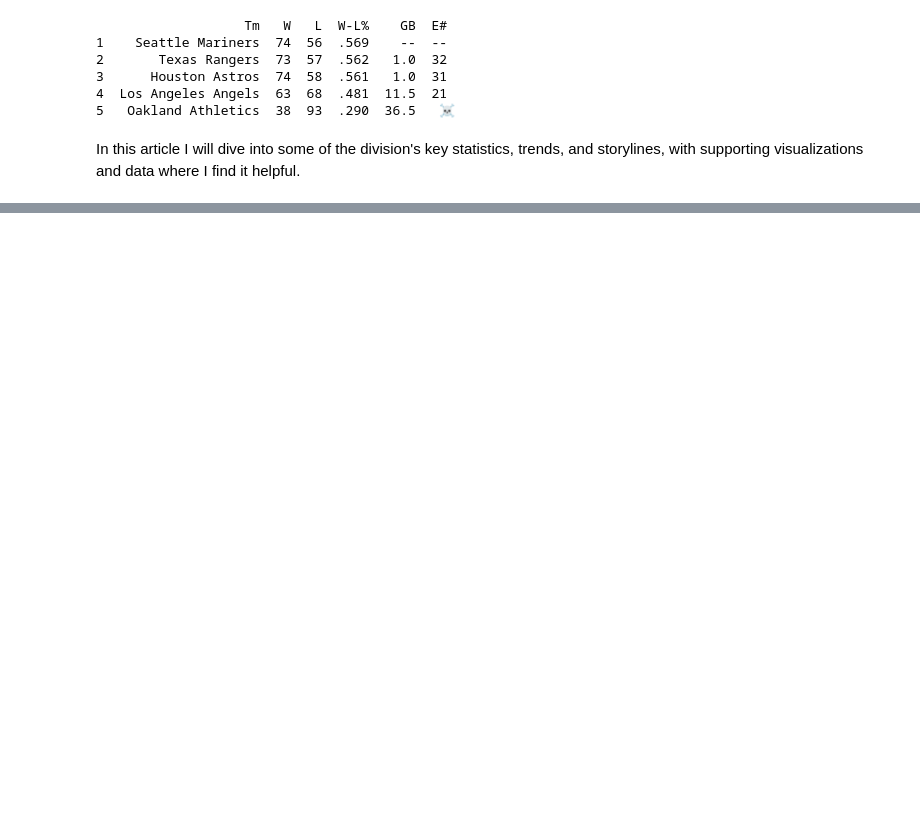
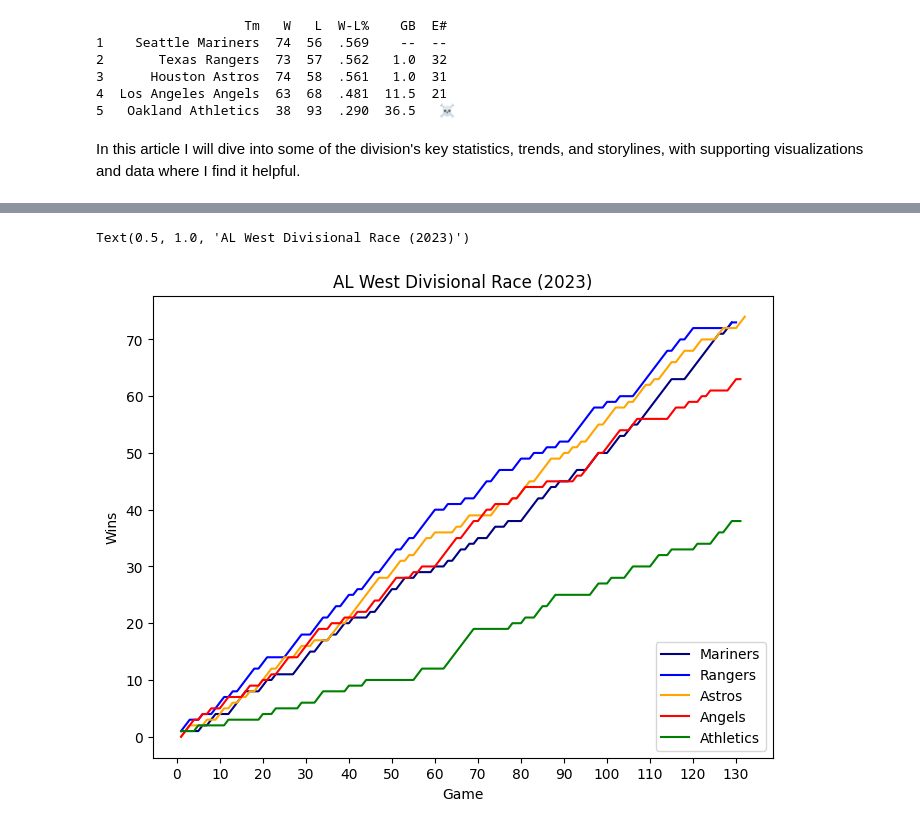
Before and after one commit to willlarson1/baseball, a Jupyter notebook: AL West 2023.ipynb, the cells around one changed output, grey strips where cells are left out. Cells and saved outputs as stored; diff of their text form; code cells hidden in the pictures; blank space fills up the shorter version.

Commit message:
AL West updates

```diff
--- a/AL West 2023.ipynb
+++ b/AL West 2023.ipynb
@@ -20,0 +31,7 @@ In this article I will dive into some of the division's key statistics, trends,
+# %%
+year = 2023
+sea = pyball.schedule_and_record(year, 'SEA')
+tex = pyball.schedule_and_record(year, 'TEX')
+hou = pyball.schedule_and_record(year, 'HOU')
+laa = pyball.schedule_and_record(year, 'LAA')
+oak = pyball.schedule_and_record(year, 'OAK')
@@ -20,0 +48,13 @@ In this article I will dive into some of the division's key statistics, trends,
+# %%
+def daily_stats(team):
+    team['Wins'] = np.where(team['W/L']=='W', 1, (np.where(team['W/L']=='W-wo', 1, 0))).cumsum()
+    team['Losses'] = np.where(team['W/L']=='L', 1, (np.where(team['W/L']=='L-wo', 1, 0))).cumsum()
+    team['Win_Percentage'] = team['Wins'] / (team['Wins'] + team['Losses'])
+    # team['Wins'] = team['Wins'][~np.isnan(team['Wins'])]
+    return team.truncate(before=0, after=team['Wins'][len(team)-1]+team['Losses'][len(team)-1], axis='index')
+
+sea = daily_stats(sea)
+tex = daily_stats(tex)
+hou = daily_stats(hou)
+laa = daily_stats(laa)
+oak = daily_stats(oak)
@@ -20,0 +83,19 @@ In this article I will dive into some of the division's key statistics, trends,
+# %%
+plt.rcParams["figure.figsize"] = (8,6)
+
+plt.plot(sea['Wins'], label='Mariners', c='navy')
+plt.plot(tex['Wins'], label='Rangers', c='blue')
+plt.plot(hou['Wins'], label='Astros', c='orange')
+plt.plot(laa['Wins'], label='Angels', c='red')
+plt.plot(oak['Wins'], label='Athletics', c='green')
+
+plt.xticks(np.arange(0, 140, step=10))
+plt.xlabel('Game')
+plt.ylabel('Wins')
+
+plt.legend(loc='lower right')
+
+plt.title("AL West Divisional Race ({})".format(year))
+# %% [output]
+Text(0.5, 1.0, 'AL West Divisional Race (2023)')
+[figure, added]
```
Also changed, not shown: parts of 7 cells of this notebook.
